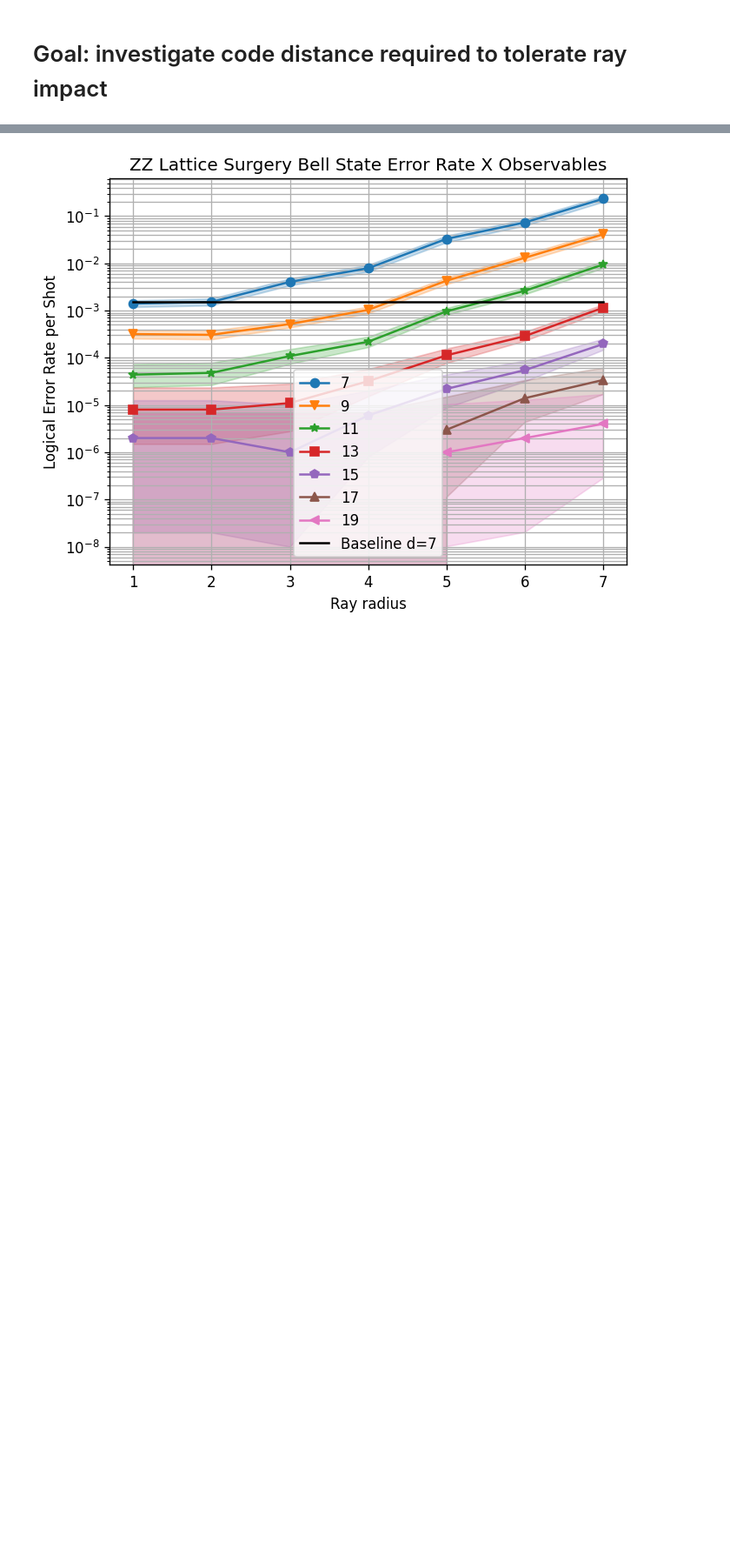
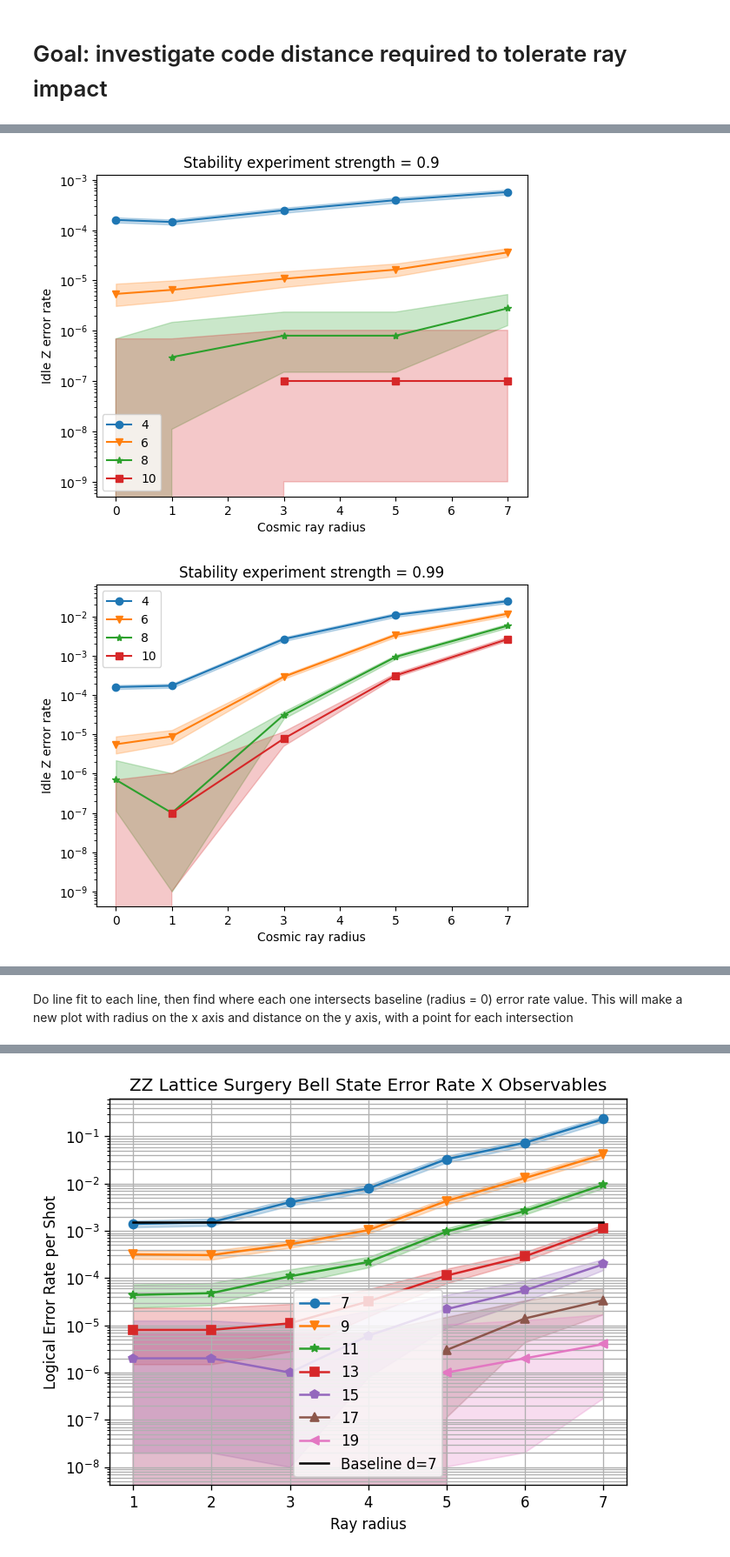
Before and after one commit to jasonchadwick/ray-delay, a Jupyter notebook: experiments/10_lattice_surgery_distance.ipynb, the cells around one changed output, grey strips where cells are left out. Shown at 87% size. Drawn from its saved outputs; the diff is of its cells as text; code cells hidden in the pictures; blank space fills up the shorter version.

```diff
--- a/experiments/10_lattice_surgery_distance.ipynb
+++ b/experiments/10_lattice_surgery_distance.ipynb
@@ -96,0 +136,27 @@ samples = sinter.collect(
+# %%
+sinter.plot_error_rate(ax=plt.gca(), stats=collected_results_stability, x_func=lambda x: x.json_metadata['r'], group_func=lambda x: x.json_metadata['d'], filter_func=lambda x: x.json_metadata['strength'] == 0.9)
+plt.yscale('log')
+plt.ylabel('Idle Z error rate')
+plt.xlabel('Cosmic ray radius')
+plt.title('Stability experiment strength = 0.9')
+plt.legend()
+plt.show()
+
+sinter.plot_error_rate(ax=plt.gca(), stats=collected_results_stability, x_func=lambda x: x.json_metadata['r'], group_func=lambda x: x.json_metadata['d'], filter_func=lambda x: x.json_metadata['strength'] == 0.99)
+plt.yscale('log')
+plt.ylabel('Idle Z error rate')
+plt.xlabel('Cosmic ray radius')
+plt.title('Stability experiment strength = 0.99')
+plt.legend()
+plt.show()
+
+sinter.plot_error_rate(ax=plt.gca(), stats=collected_results_stability, x_func=lambda x: x.json_metadata['r'], group_func=lambda x: x.json_metadata['d'], filter_func=lambda x: x.json_metadata['strength'] == 0.999)
+plt.yscale('log')
+plt.ylabel('Idle Z error rate')
+plt.xlabel('Cosmic ray radius')
+plt.title('Stability experiment strength = 0.999')
+plt.legend()
+plt.show()
+# %% [output]
+[figure, added]
+[figure, added]
@@ -96,0 +164,4 @@ samples = sinter.collect(
+# %% [markdown]
+Do line fit to each line, then find where each one intersects baseline (radius =
+0) error rate value. This will make a new plot with radius on the x axis and
+   distance on the y axis, with a point for each intersection
```
Also changed, not shown: parts of 29 cells of this notebook.
